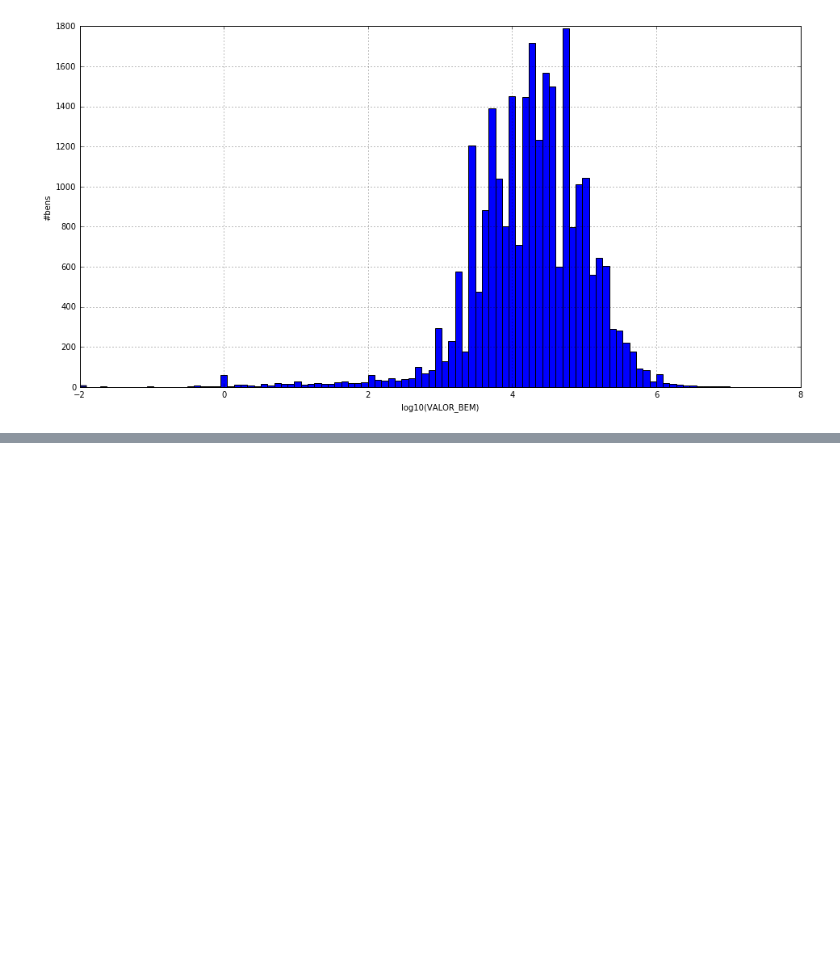
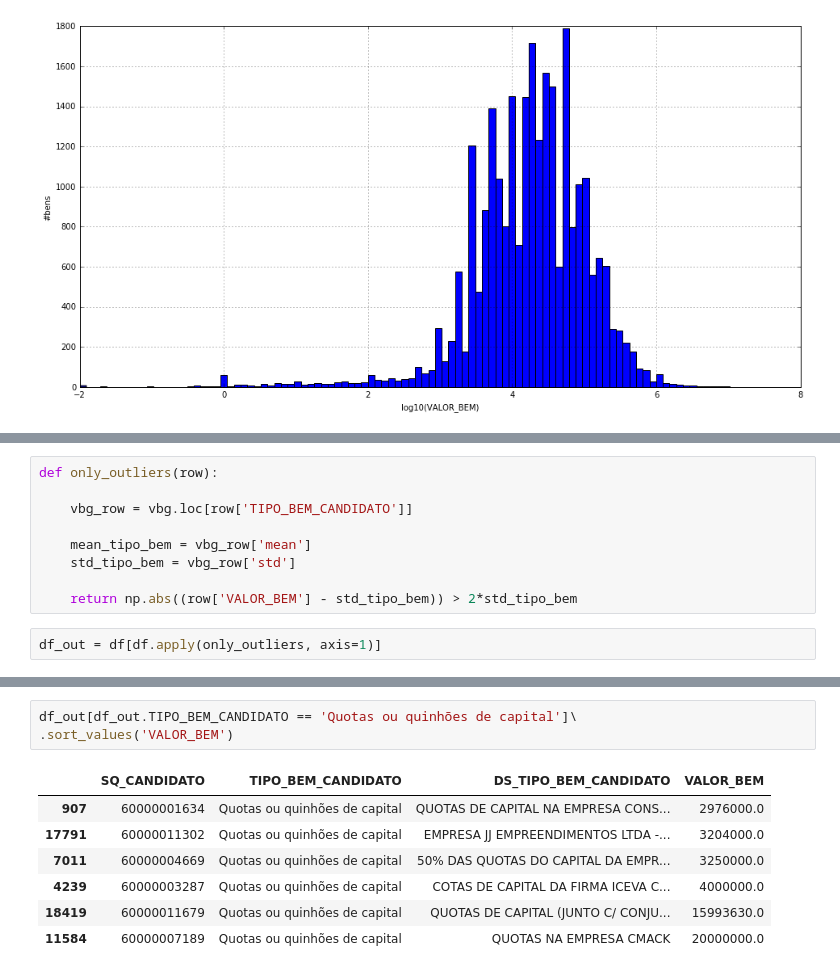
Before and after one commit to abevieiramota/analysis-candidatos-2016-CE, a Jupyter notebook: notebook/2 - Dados de bens.ipynb, the cells around one changed output, grey strips where cells are left out. Cells and saved outputs as stored; diff of their text form; blank space fills up the shorter version.

```diff
--- a/notebook/2 - Dados de bens.ipynb
+++ b/notebook/2 - Dados de bens.ipynb
@@ -69,0 +77,11 @@ df.groupby('TIPO_BEM_CANDIDATO').VALOR_BEM\
+# %%
+def only_outliers(row):
+
+    vbg_row = vbg.loc[row['TIPO_BEM_CANDIDATO']]
+
+    mean_tipo_bem = vbg_row['mean']
+    std_tipo_bem = vbg_row['std']
+
+    return np.abs((row['VALOR_BEM'] - std_tipo_bem)) > 2*std_tipo_bem
+# %%
+df_out = df[df.apply(only_outliers, axis=1)]
@@ -69,0 +92,11 @@ df.groupby('TIPO_BEM_CANDIDATO').VALOR_BEM\
+# %%
+df_out[df_out.TIPO_BEM_CANDIDATO == 'Quotas ou quinhões de capital']\
+.sort_values('VALOR_BEM')
+# %% [output]
+|  | SQ_CANDIDATO | TIPO_BEM_CANDIDATO | DS_TIPO_BEM_CANDIDATO | VALOR_BEM |
+| 907 | 60000001634 | Quotas ou quinhões de capital | QUOTAS DE CAPITAL NA EMPRESA CONS... | 2976000.0 |
+| 17791 | 60000011302 | Quotas ou quinhões de capital | EMPRESA JJ EMPREENDIMENTOS LTDA -... | 3204000.0 |
+| 7011 | 60000004669 | Quotas ou quinhões de capital | 50% DAS QUOTAS DO CAPITAL DA EMPR... | 3250000.0 |
+| 4239 | 60000003287 | Quotas ou quinhões de capital | COTAS DE CAPITAL DA FIRMA ICEVA C... | 4000000.0 |
+| 18419 | 60000011679 | Quotas ou quinhões de capital | QUOTAS DE CAPITAL (JUNTO C/ CONJU... | 15993630.0 |
+| 11584 | 60000007189 | Quotas ou quinhões de capital | QUOTAS NA EMPRESA CMACK | 20000000.0 |
```
Also changed, not shown: parts of 9 cells of this notebook, 1 other file.
